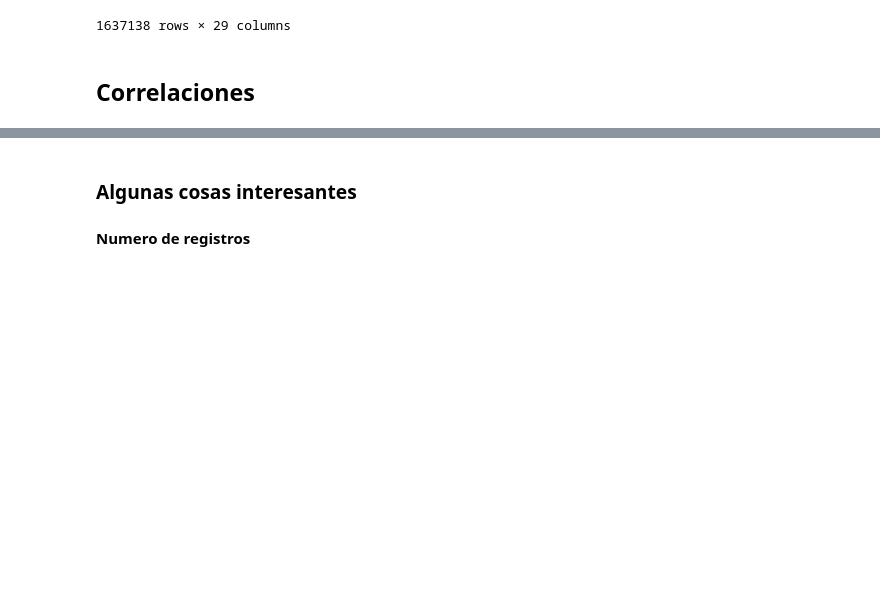
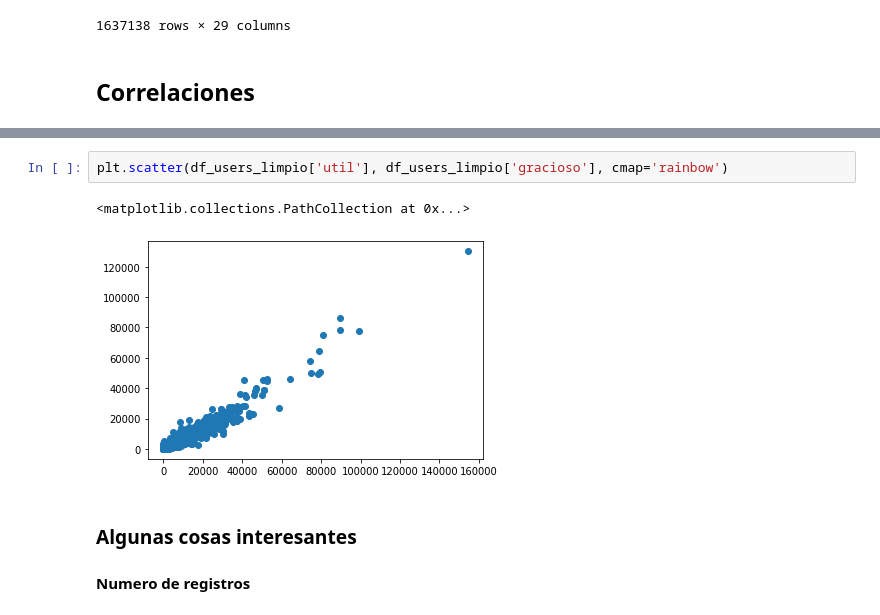
Before and after one commit to jcorrochanoj/DesafioFinalAD, a Jupyter notebook: Analisis_USERS.ipynb, the cells around one changed output, grey strips where cells are left out. Cells and saved outputs as stored; diff of their text form; blank space fills up the shorter version.

```diff
--- a/Analisis_USERS.ipynb
+++ b/Analisis_USERS.ipynb
@@ -222,3 +226,8 @@ sns.heatmap(data=corr_matriz, annot=True, cmap=cmap)
+# %%
+plt.scatter(df_users_limpio['util'], df_users_limpio['gracioso'], cmap='rainbow')
+# %% [output]
+<matplotlib.collections.PathCollection at 0x...>
+[figure, added]
 # %% [markdown]
 ### Algunas cosas interesantes
 #### Numero de registros
```
Also changed, not shown: parts of 14 cells of this notebook.
